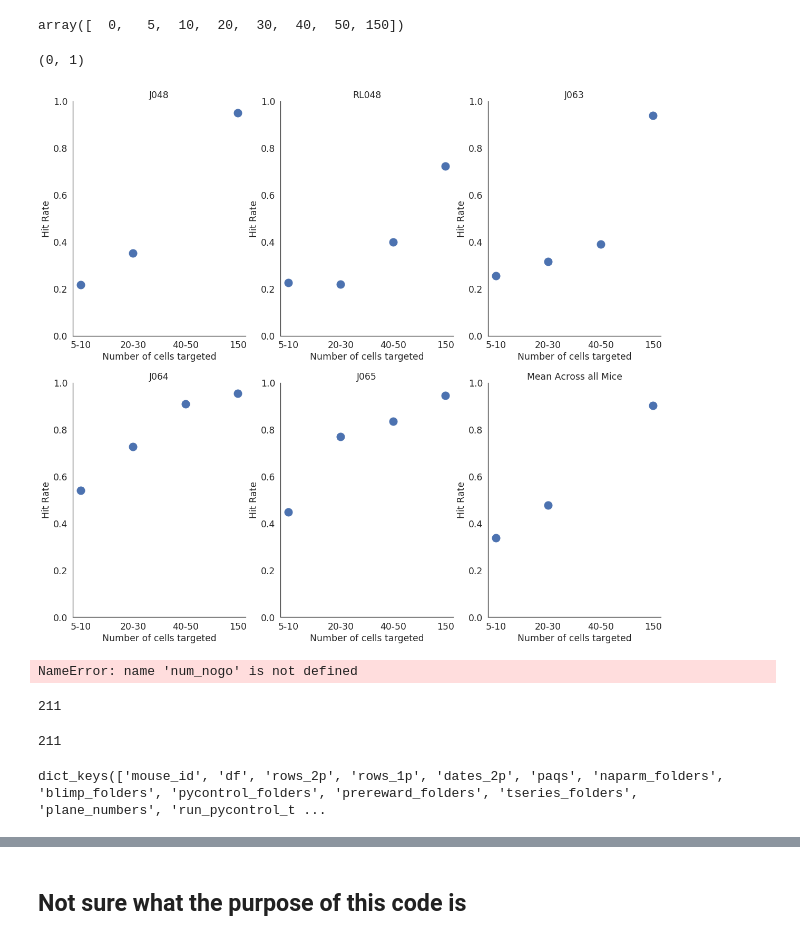
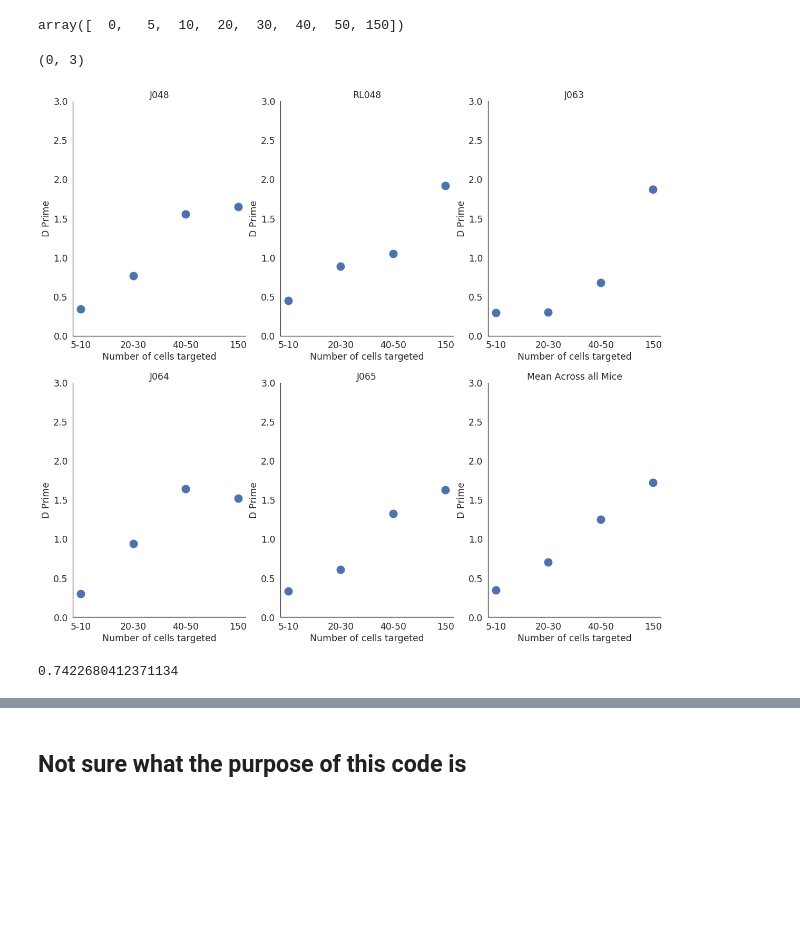
Before and after one commit to Packer-Lab/Vape, a Jupyter notebook: jupyter/behaviour/easy_test_psychometric_curves.ipynb, the cells around one changed output, grey strips where cells are left out. Drawn from its saved outputs; the diff is of its cells as text; code cells hidden in the pictures; blank space fills up the shorter version.

```diff
--- a/jupyter/behaviour/easy_test_psychometric_curves.ipynb
+++ b/jupyter/behaviour/easy_test_psychometric_curves.ipynb
@@ -85,9 +84,10 @@ def get_subset_dprime(run):
         Returns nan if < 10 trials of a subset in a session
         '''
 
-    good_idxs = filter_trials(run, dp_thresh=2)
+    good_idxs = filter_trials(run, dp_thresh=1)
     outcome = np.array(run.outcome)[good_idxs]
     trial_info = np.array(run.trial_info)[good_idxs]
+    print('{}% of trials good'.format(round(sum(good_idxs) / len(good_idxs) * 100), 2))
 
     go_outcome, nogo_outcome = trial_outcomes(outcome)
     trial_subsets = []
@@ -128,7 +128,7 @@ def get_subset_dprime(run):
             subset_rate.append(sum(go_outcome[subset_idx]) / len(subset_idx))
 
     subsets_dprime = [utils.d_prime(rate, fp_rate) for rate in subset_rate]
-    subsets_dprime = subset_rate
+    #subsets_dprime = subset_rate
     return subsets, subsets_dprime, fp_rate
 # %%
 def get_psychometric(runs):
@@ -145,9 +145,8 @@ def get_psychometric(runs):
 
         session_dprime = utils.d_prime(session_hitrate, session_fprate)
 
-        if session dp
-        print(session_dprime)
-
+        if session_dprime < 0.6:
+            continue
 
         global subsets  # hackkkkkkk
         subsets, subsets_dprime, fp_rate = get_subset_dprime(run)
@@ -210,45 +192,25 @@ array([  0,   5,  10,  20,  30,  40,  50, 150])
 # %%
 plt.figure(figsize=(20,18))
 y_min = 0
-y_max = 1
+y_max = 3
 
 
 plot_idx = 0
 for mouse_dict in mice_dicts:
     plot_idx += 1
     plt.subplot(2, 3, plot_idx)
     plt.plot(subsets, mouse_dict['dprimes'], '.', markersize=30)
     plt.xlabel('Number of cells targeted')
-    plt.ylabel('Hit Rate')
+    plt.ylabel('D Prime')
     plt.title(mouse_dict['mouse_id'])
     plt.ylim((y_min, y_max))
 
 plt.subplot(2,3,6)
-plt.plot(subsets, np.mean(across_mice, 0), '.', markersize=30)
+plt.plot(subsets, np.nanmean(across_mice, 0), '.', markersize=30)
 plt.xlabel('Number of cells targeted')
-plt.ylabel('Hit Rate')
+plt.ylabel('D Prime')
 plt.title('Mean Across all Mice')
 plt.ylim((y_min, y_max))
 # %% [output]
-(0, 1)
+(0, 3)
-[figure, old version]
+[figure, new version]
-# %%
-run = mice_dicts[0]['runs'][1]
-# hit_rate = len(np.where(run.outcome=='hit')[0]) / num_go
-fp_rate = len(np.where(run.outcome=='fp')[0]) / num_nogo
-session_dprime = utils.d_prime(hit_rate, fp_rate)
-session_dprime
-# %% [output]
-NameError: name 'num_nogo' is not defined
-# %%
-len(run.trial_info)
-# %% [output]
-211
-# %%
-len(run.outcome)
-# %% [output]
-211
-# %%
-print(run.__dict__.keys())
-# %% [output]
-dict_keys(['mouse_id', 'df', 'rows_2p', 'rows_1p', 'dates_2p', 'paqs', 'naparm_folders', 'blimp_folders', 'pycontrol_folders', 'prereward_folders', 'tseries_folders', 'plane_numbers', 'run_pycontrol_t ...
@@ -318,0 +217,6 @@ np.where((subsets.trial_subsets!=150) & (subsets.trial_subsets!=0))[0]
+# %%
+run = mice_dicts[3]['runs'][2]
+run.__dict__.keys()
+run.hit_rate
+# %% [output]
+0.7422680412371134
```
Also changed, not shown: parts of 19 cells of this notebook, 2 other files.
